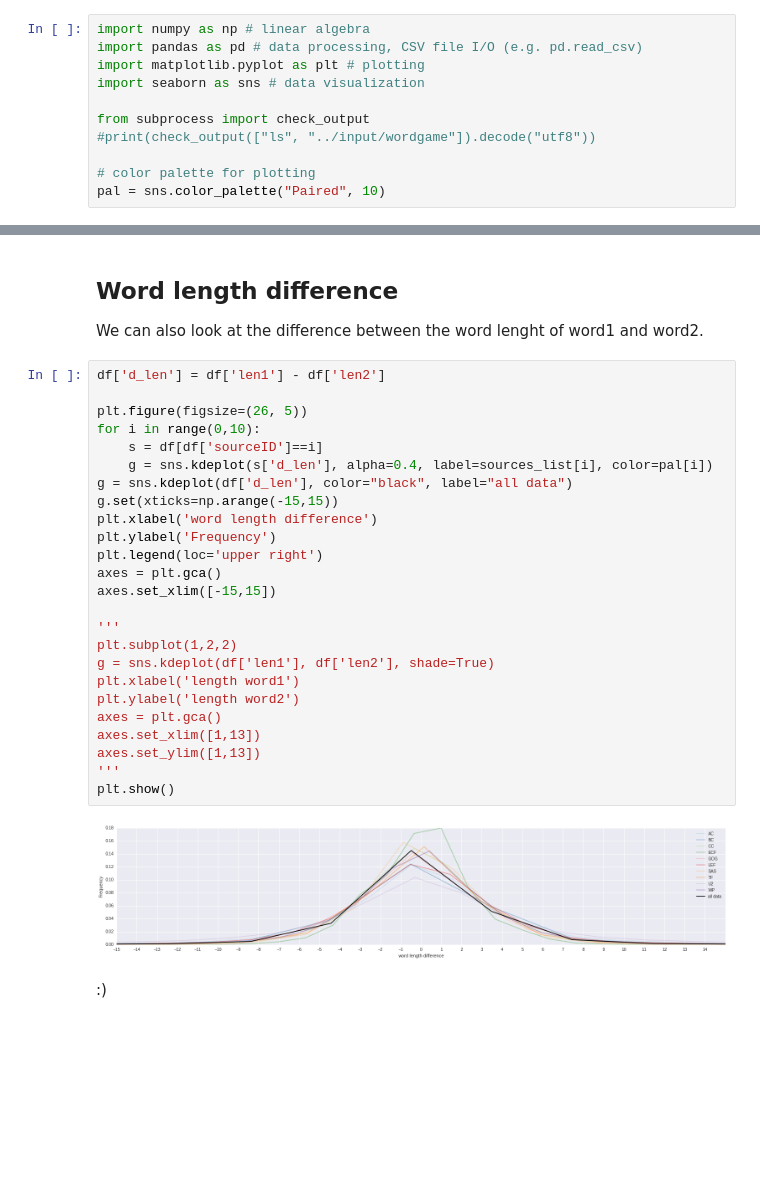
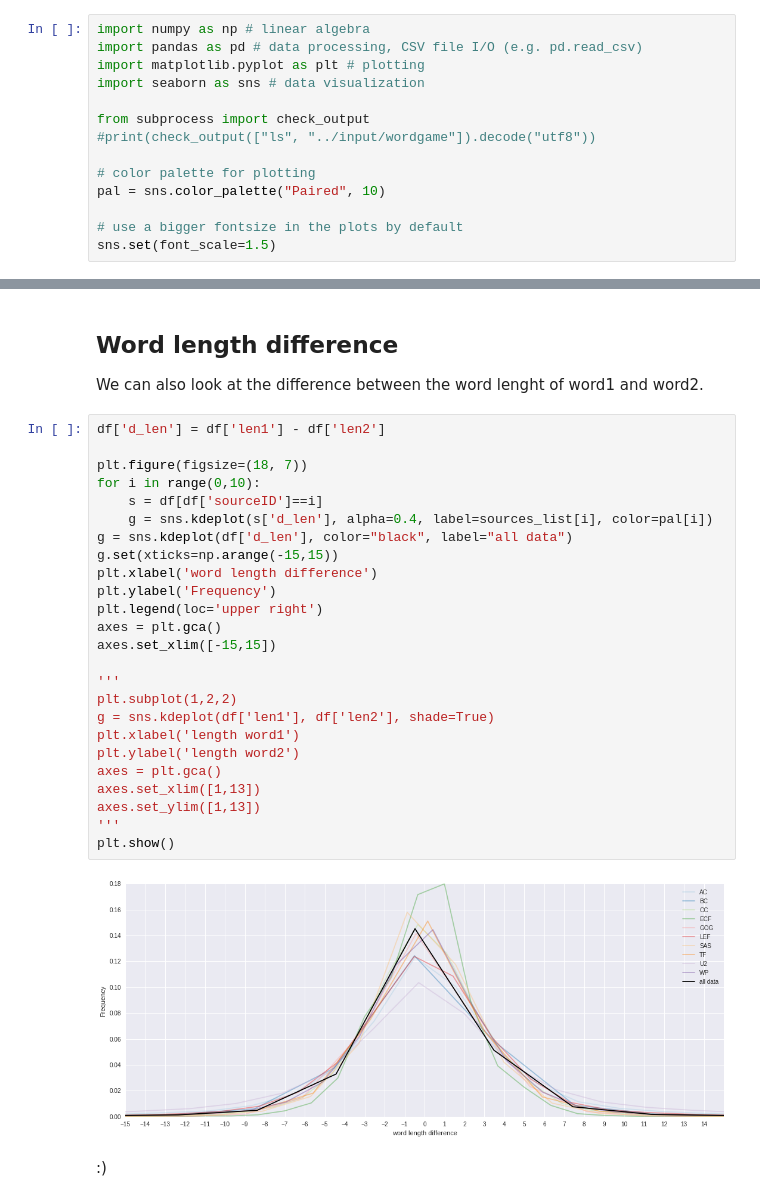
Before and after one commit to louweal/wordgame, a Jupyter notebook: notebooks/Word length.ipynb, the cells around one changed output, grey strips where cells are left out. Saved outputs shown, nothing was run; the diff lists cells and outputs as text; blank space fills up the shorter version.

```diff
--- a/notebooks/Word length.ipynb
+++ b/notebooks/Word length.ipynb
@@ -16,6 +16,9 @@ from subprocess import check_output
 
 # color palette for plotting
 pal = sns.color_palette("Paired", 10)
+
+# use a bigger fontsize in the plots by default
+sns.set(font_scale=1.5)
 # %% [markdown]
 Now, let's open up the dataset.
 # %%
@@ -92,30 +81,30 @@ We can also look at the difference between the word lenght of word1 and word2.
 # %%
 df['d_len'] = df['len1'] - df['len2']
 
-plt.figure(figsize=(26, 5))
+plt.figure(figsize=(18, 7))
 for i in range(0,10):
     s = df[df['sourceID']==i]
     g = sns.kdeplot(s['d_len'], alpha=0.4, label=sources_list[i], color=pal[i])
 g = sns.kdeplot(df['d_len'], color="black", label="all data")
 g.set(xticks=np.arange(-15,15))
 plt.xlabel('word length difference')
 plt.ylabel('Frequency')
 plt.legend(loc='upper right')
 axes = plt.gca()
 axes.set_xlim([-15,15])
 
 '''
 plt.subplot(1,2,2)
 g = sns.kdeplot(df['len1'], df['len2'], shade=True)
 plt.xlabel('length word1')
 plt.ylabel('length word2')
 axes = plt.gca()
 axes.set_xlim([1,13])
 axes.set_ylim([1,13])
 '''
 plt.show()
 # %% [output]
-[figure, old version]
+[figure, new version]
 # %% [markdown]
 :)
 # %% [markdown]
```
Also changed, not shown: parts of 8 cells of this notebook.
